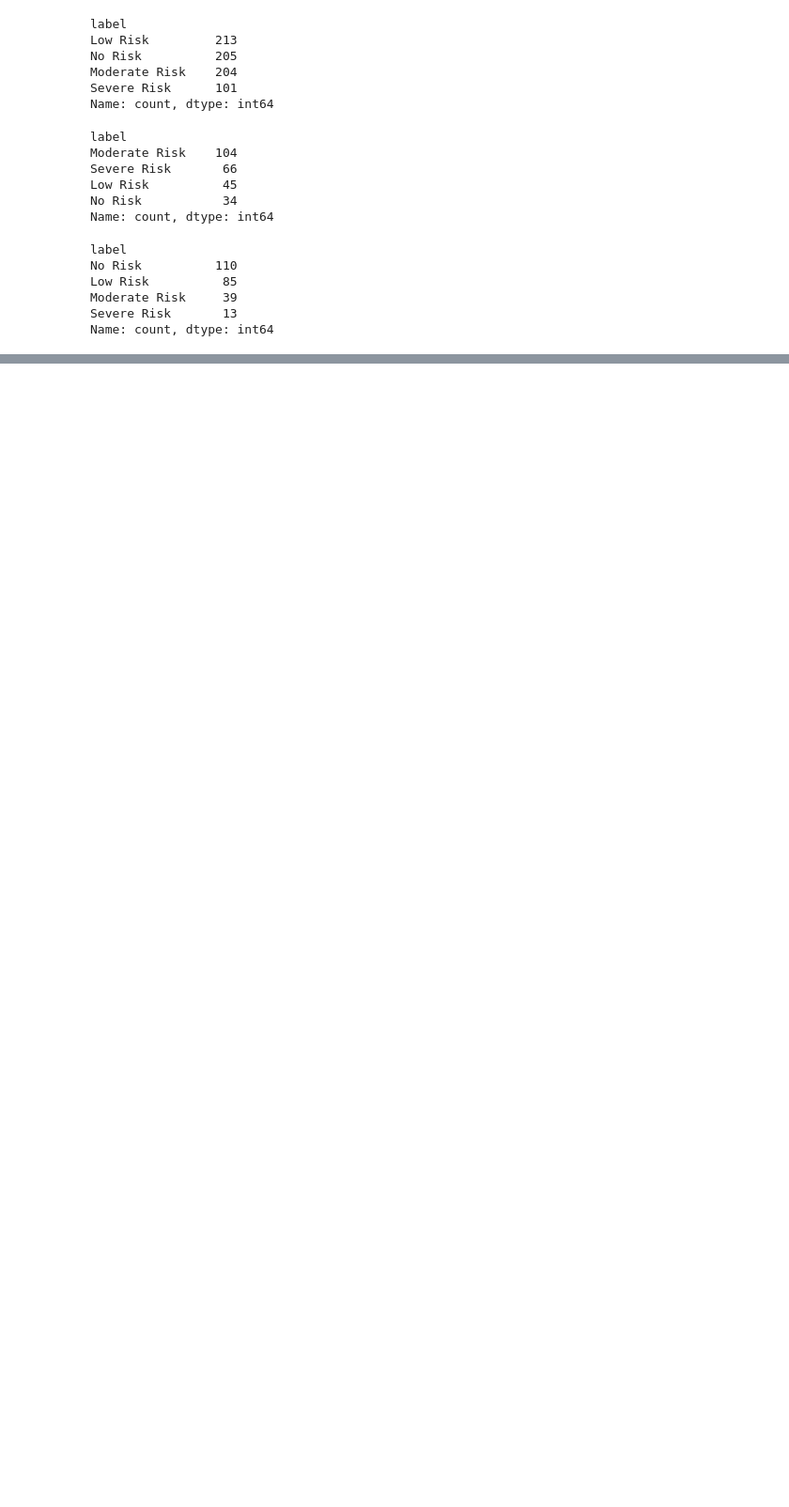
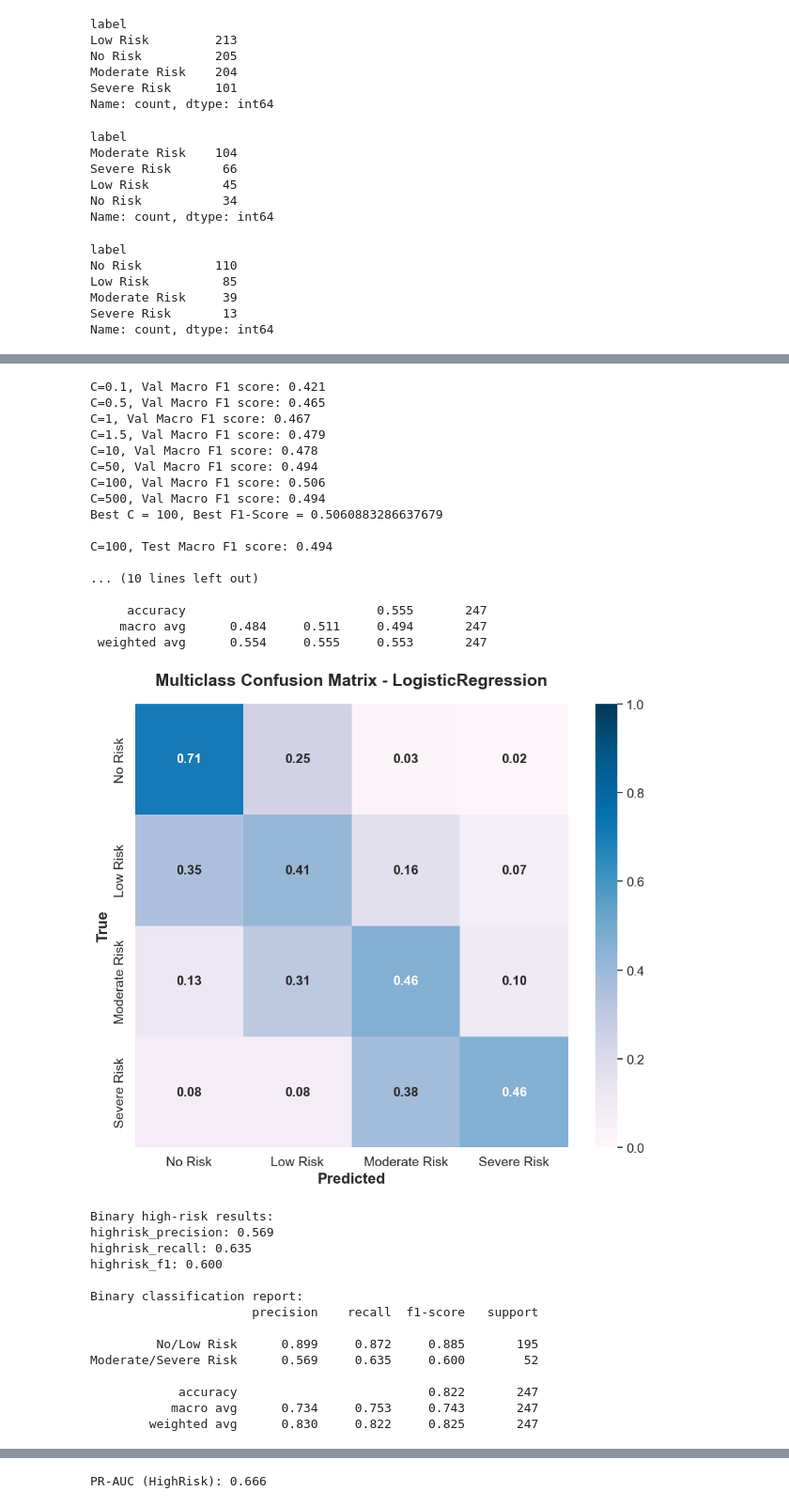
Before and after one commit to Social-Media-Help-Seeking-ML/pbanjara, a Jupyter notebook: model_training.ipynb, the cells around one changed output, grey strips where cells are left out. Shown at 94% size. Drawn from its saved outputs; the diff is of its cells as text; code cells hidden in the pictures; blank space fills up the shorter version.

```diff
--- a/model_training.ipynb
+++ b/model_training.ipynb
@@ -114,0 +356,34 @@ Classification Report:
+# %%
+def plot_confusion_matrix_normalized(conf_matrix, label_names, title, plot):
+    row_sums = conf_matrix.sum(axis=1, keepdims=True)
+
+    conf_matrix_norm = np.divide(
+        conf_matrix,
+        row_sums,
+        out=np.zeros_like(conf_matrix, dtype=float),
+        where=row_sums != 0,
+    )
+
+    sns.set_theme(style="whitegrid")
+    plt.figure(figsize=(9, 8))
+    hm = sns.heatmap(
+        conf_matrix_norm,
+        cmap="PuBu",
+        annot=True,
+        fmt=".2f",
+        xticklabels=label_names,
+        yticklabels=label_names,
+        vmin=0,
+        vmax=1,
+        annot_kws={"size": 14, "weight": "bold"},
+    )
+    plt.xlabel("Predicted", fontsize=16, fontweight="bold")
+    plt.ylabel("True", fontsize=16, fontweight="bold")
+    plt.xticks(fontsize=14)
+    plt.yticks(fontsize=14)
+    plt.title(title, fontsize=18, fontweight="bold", pad=20)
+    cbar = hm.collections[0].colorbar
+    cbar.ax.tick_params(labelsize=14)
+    plt.tight_layout()
+    plt.savefig(plot, dpi=300, bbox_inches="tight")
+    plt.show()
@@ -114,0 +468,41 @@ Classification Report:
+# %%
+y_test, y_pred, run_name, probs, label_map, label_id = train_baseline_model(
+    df_train_set.copy(), df_val_set.copy(), df_test_set.copy(), "LogisticRegression"
+)
+
+print("\nFinal test set evaluation on baseline model:")
+evaluate_multiclass(y_test, y_pred, run_name, label_map, label_id)
+evaluate_binary_highrisk(y_test, y_pred, probs, run_name)
+# %% [output]
+C=0.1, Val Macro F1 score: 0.421
+C=0.5, Val Macro F1 score: 0.465
+C=1, Val Macro F1 score: 0.467
+C=1.5, Val Macro F1 score: 0.479
+C=10, Val Macro F1 score: 0.478
+C=50, Val Macro F1 score: 0.494
+C=100, Val Macro F1 score: 0.506
+C=500, Val Macro F1 score: 0.494
+Best C = 100, Best F1-Score = 0.5060883286637679
+
+C=100, Test Macro F1 score: 0.494
+
+... (10 lines left out)
+
+     accuracy                          0.555       247
+    macro avg      0.484     0.511     0.494       247
+ weighted avg      0.554     0.555     0.553       247
+[figure, added]
+Binary high-risk results:
+highrisk_precision: 0.569
+highrisk_recall: 0.635
+highrisk_f1: 0.600
+
+Binary classification report:
+                      precision    recall  f1-score   support
+
+         No/Low Risk      0.899     0.872     0.885       195
+Moderate/Severe Risk      0.569     0.635     0.600        52
+
+            accuracy                          0.822       247
+           macro avg      0.734     0.753     0.743       247
+        weighted avg      0.830     0.822     0.825       247
@@ -114,0 +510 @@ Classification Report:
+PR-AUC (HighRisk): 0.666
```
Also changed, not shown: parts of 15 cells of this notebook, 15 other files.
